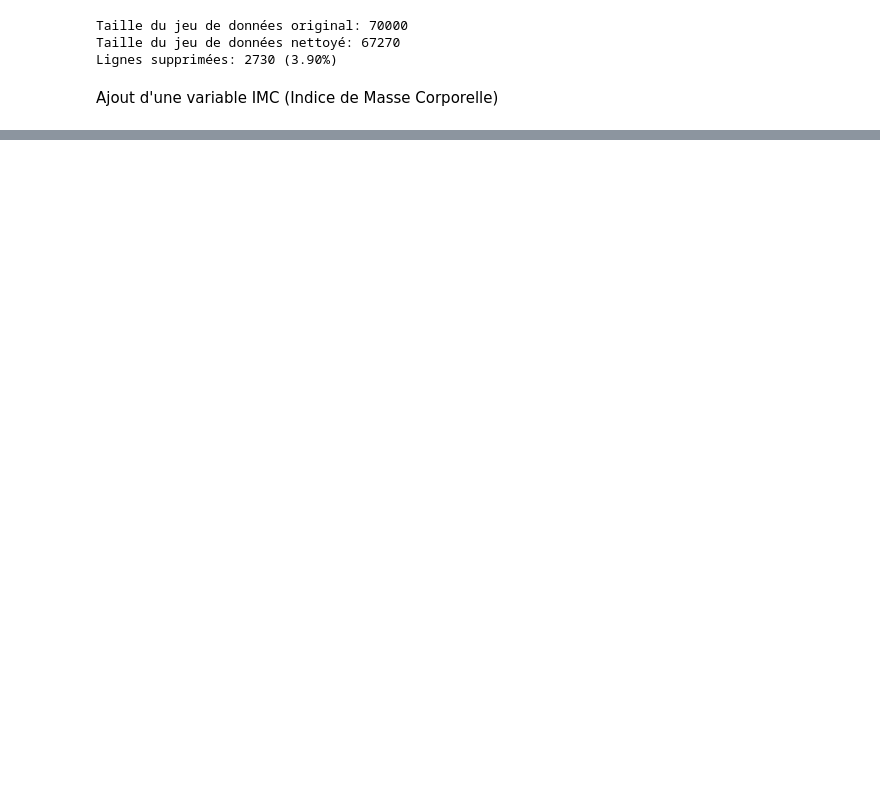
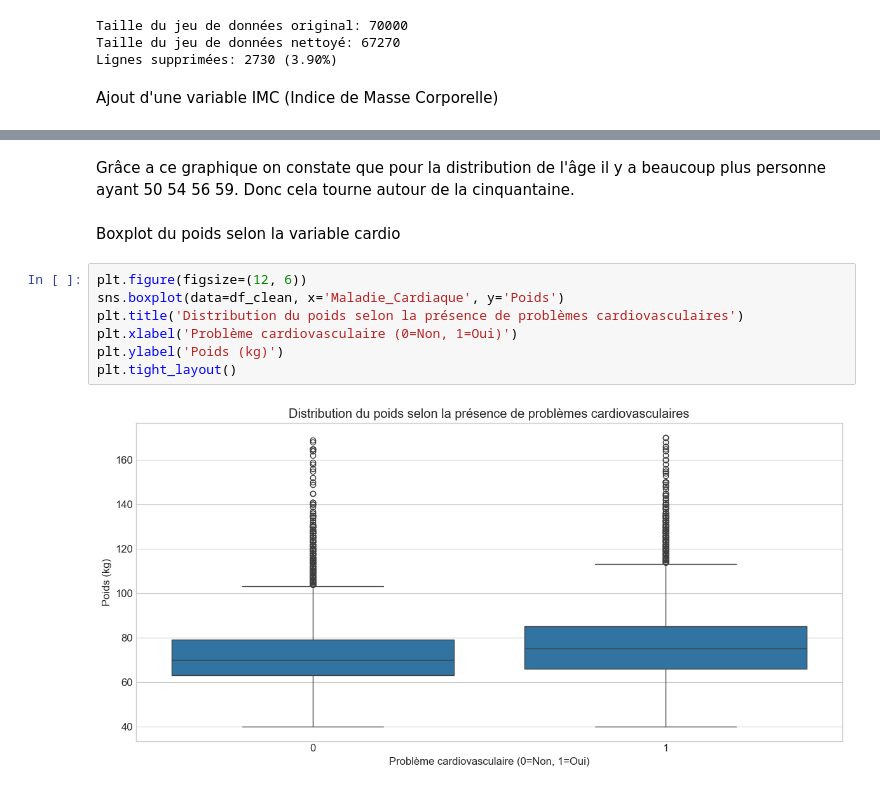
Before and after one commit to ines-lorquet/cardio-vasc-risks, a Jupyter notebook: Cardio_Data.ipynb, the cells around one changed output, grey strips where cells are left out. Drawn from its saved outputs; the diff is of its cells as text; blank space fills up the shorter version.

Commit message:
💡 Modify Variable

```diff
--- a/Cardio_Data.ipynb
+++ b/Cardio_Data.ipynb
@@ -385,0 +282,13 @@ Conclusion de l'analyse:
+# %% [markdown]
+Grâce a ce graphique on constate que pour la distribution de l'âge il y a beaucoup plus personne ayant 50 54 56 59. Donc cela tourne autour de la cinquantaine.
+# %% [markdown]
+Boxplot du poids selon la variable cardio
+# %%
+plt.figure(figsize=(12, 6))
+sns.boxplot(data=df_clean, x='Maladie_Cardiaque', y='Poids')
+plt.title('Distribution du poids selon la présence de problèmes cardiovasculaires')
+plt.xlabel('Problème cardiovasculaire (0=Non, 1=Oui)')
+plt.ylabel('Poids (kg)')
+plt.tight_layout()
+# %% [output]
+[figure, added]
```
Also changed, not shown: parts of 49 cells of this notebook, 1 other file.
